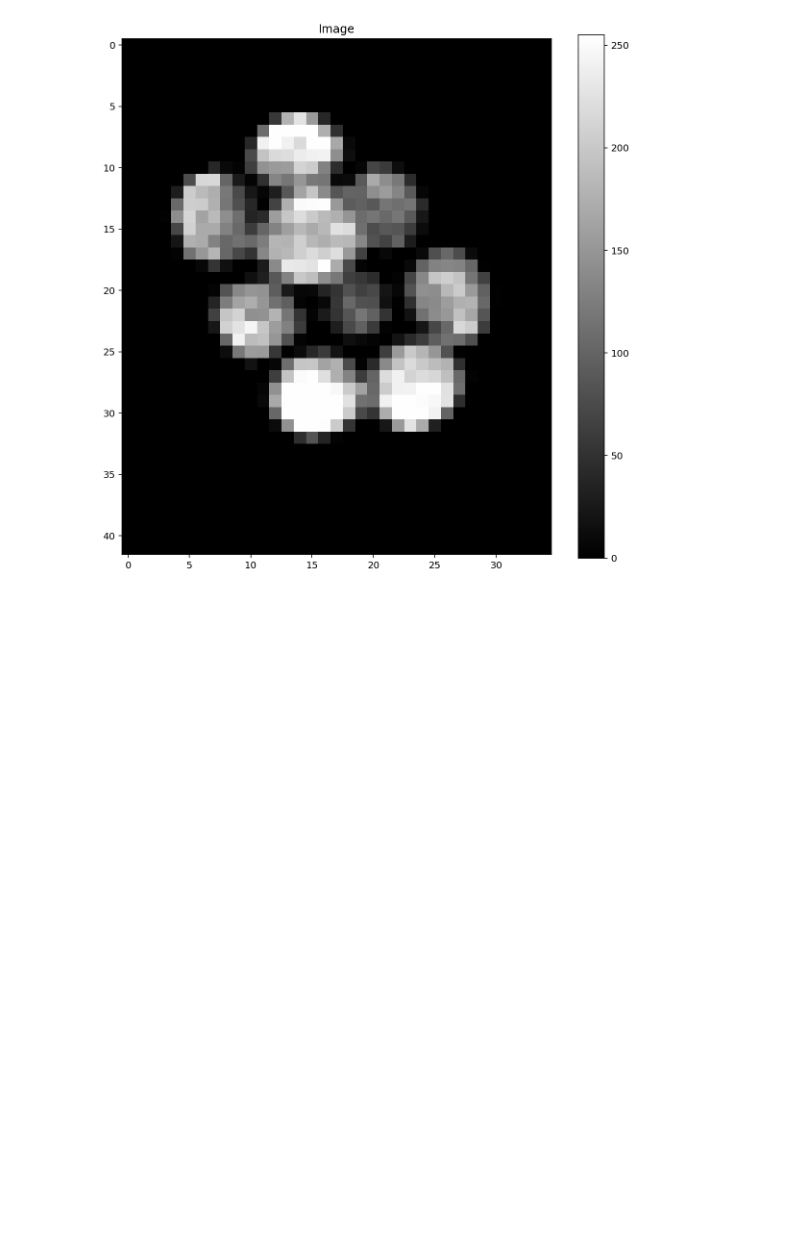
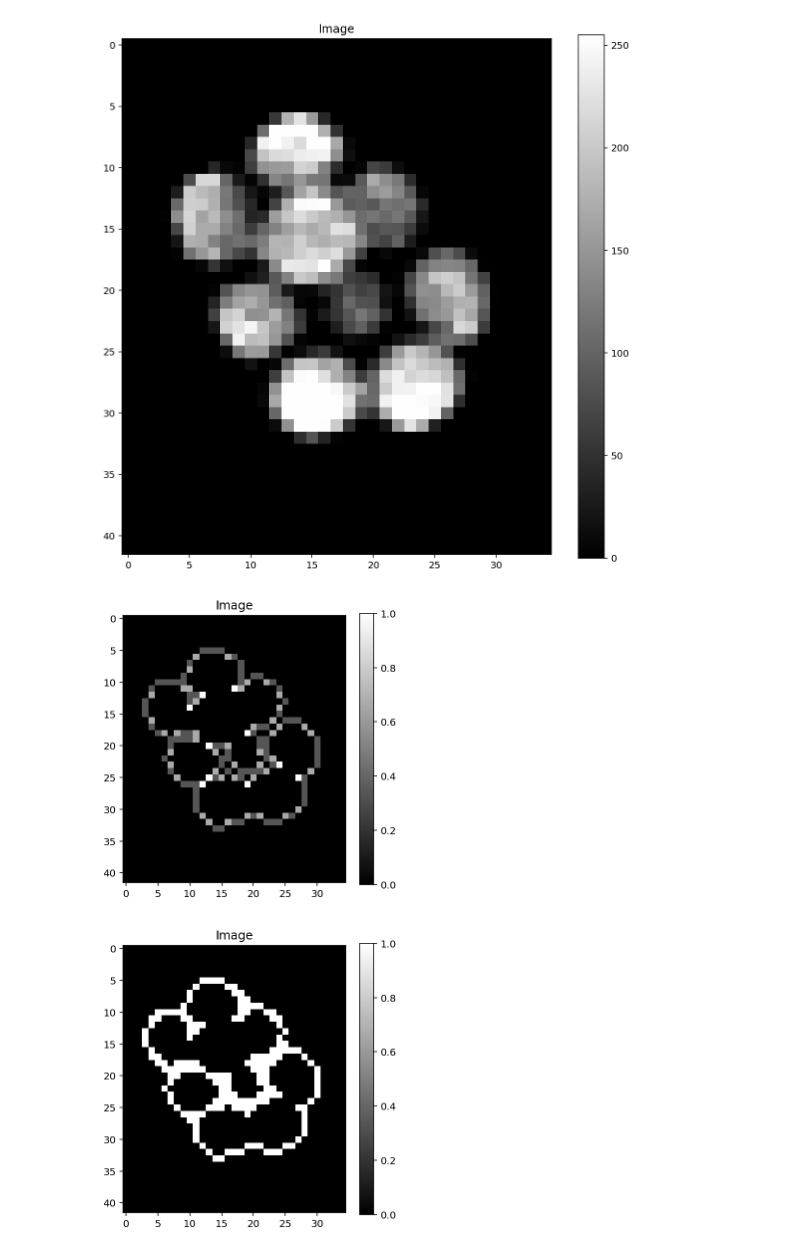
Before and after one commit to Clapfire/oip_image_processing_assignment_1, a Jupyter notebook: src/clusterIndividuator-workingcopy.ipynb, the cells around one changed output. Saved outputs shown, nothing was run; the diff lists cells and outputs as text; code cells hidden in the pictures; blank space fills up the shorter version.

```diff
--- a/src/clusterIndividuator-workingcopy.ipynb
+++ b/src/clusterIndividuator-workingcopy.ipynb
@@ -73,3 +73,30 @@ ip.showImage(img2, figsize=(10,10))
  <matplotlib.axes._subplots.AxesSubplot at 0x...>)
 [figure]
 [figure]
+# %%
+def obtainClusterEdges1(img):
+    # start the process here   vvvv
+    cont = ip.auto_contrast256(img)
+    fil, Hx, Hy, SUM = ip.create_gaussian_filter(3,1)
+    blur = ip.filter_image(cont,fil)
+    lapsharp,edgeslap = ip.laplace_sharpen(blur, Filter='L4', Threshold=True, TVal= .01)
+    #edgeslap = canny(cont,sigma=1.5)
+    ip.showImage(edgeslap, vmax= np.max(edgeslap))
+    thresh = ip.threshold_binary2(edgeslap,.15)
+    closeskel = ip.img_close(thresh,ip.N4)
+    return closeskel
+
+def obtainClusterEdges2(img):
+    thresh1 = ip.threshold_binary2(img, 40)
+    lapsharp,edgeslap = ip.laplace_sharpen(thresh1, Filter='L4', Threshold=True, TVal= .01)
+    #edgeslap = canny(cont,sigma=1.5)
+    ip.showImage(edgeslap, vmax= np.max(edgeslap))
+    thresh = ip.threshold_binary2(edgeslap,.15)
+    closeskel = ip.img_close(thresh,ip.N4)
+    ip.showImage(closeskel, vmax= np.max(closeskel))
+    return closeskel
+# %%
+test = obtainClusterEdges2(img2)
+# %% [output]
+[figure, added]
+[figure, added]
```
Also changed, not shown: parts of 15 cells of this notebook, 5 other files.
